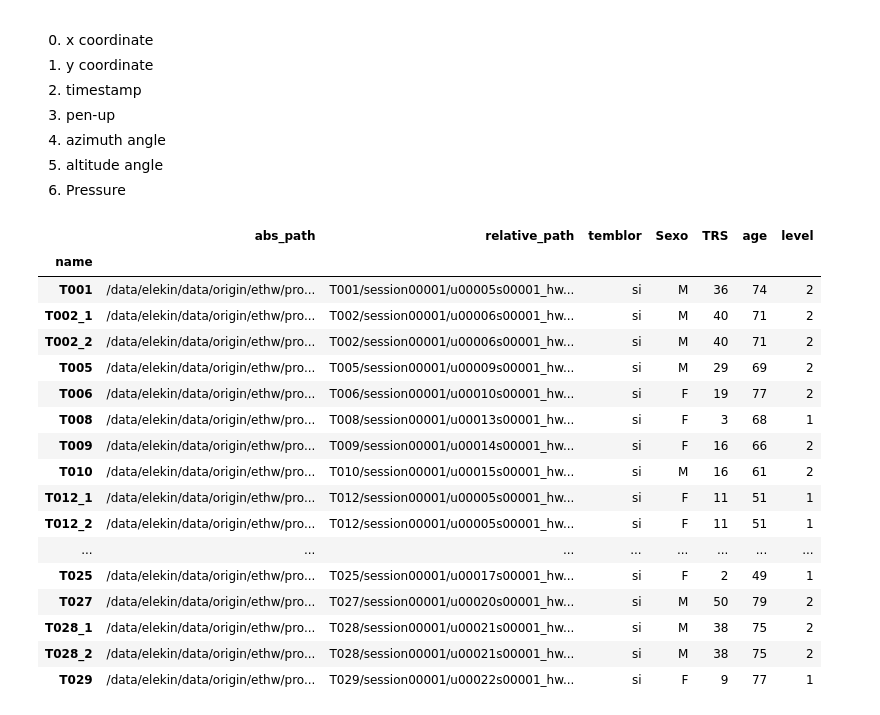
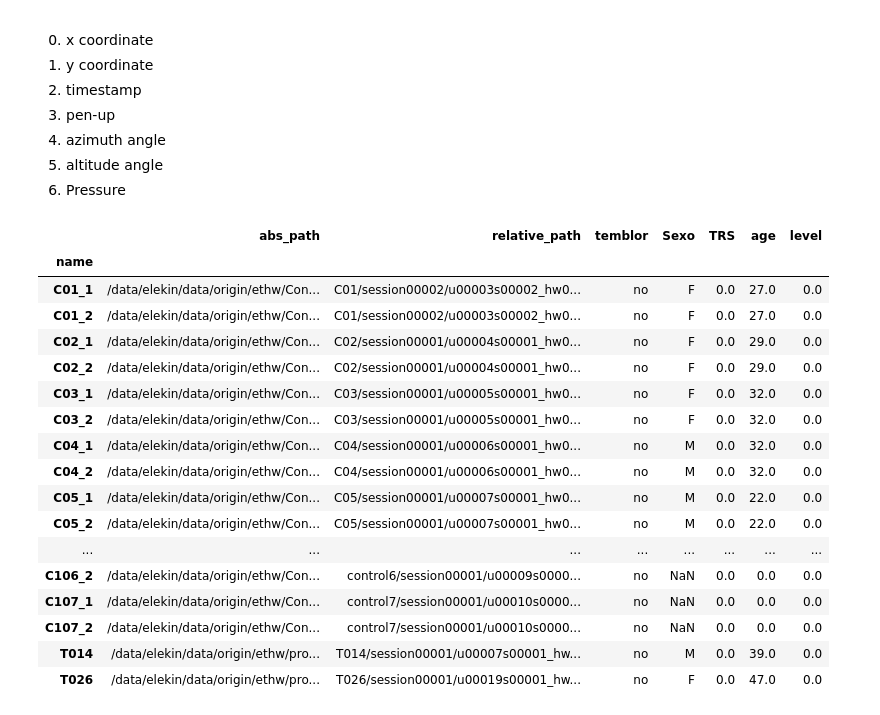
Before and after one commit to spolex/spiral, a Jupyter notebook: notebooks/202208_spiral_raw_data_exploration_figures.ipynb, the cells around one changed output. Drawn from its saved outputs; the diff is of its cells as text; code cells hidden in the pictures.

```diff
--- a/notebooks/202208_spiral_raw_data_exploration_figures.ipynb
+++ b/notebooks/202208_spiral_raw_data_exploration_figures.ipynb
@@ -30,26 +30,26 @@ doc_path = "/data/elekin/doc"
 from utils import get_abs_path
 # %%
 metadf=pd.read_csv(path.join(doc_path,"metadata-202106-v1.csv"),index_col=0)
-metadf[metadf["temblor"]=='si']
+metadf[metadf["temblor"]=='no'].sort_index()
 # %% [output]
 |  | abs_path | relative_path | temblor | Sexo | TRS | age | level |
 | name |  |  |  |  |  |  |  |
-| T001 | /data/elekin/data/origin/ethw/pro... | T001/session00001/u00005s00001_hw... | si | M | 36 | 74 | 2 |
-| T002_1 | /data/elekin/data/origin/ethw/pro... | T002/session00001/u00006s00001_hw... | si | M | 40 | 71 | 2 |
-| T002_2 | /data/elekin/data/origin/ethw/pro... | T002/session00001/u00006s00001_hw... | si | M | 40 | 71 | 2 |
-| T005 | /data/elekin/data/origin/ethw/pro... | T005/session00001/u00009s00001_hw... | si | M | 29 | 69 | 2 |
-| T006 | /data/elekin/data/origin/ethw/pro... | T006/session00001/u00010s00001_hw... | si | F | 19 | 77 | 2 |
-| T008 | /data/elekin/data/origin/ethw/pro... | T008/session00001/u00013s00001_hw... | si | F | 3 | 68 | 1 |
-| T009 | /data/elekin/data/origin/ethw/pro... | T009/session00001/u00014s00001_hw... | si | F | 16 | 66 | 2 |
-| T010 | /data/elekin/data/origin/ethw/pro... | T010/session00001/u00015s00001_hw... | si | M | 16 | 61 | 2 |
-| T012_1 | /data/elekin/data/origin/ethw/pro... | T012/session00001/u00005s00001_hw... | si | F | 11 | 51 | 1 |
-| T012_2 | /data/elekin/data/origin/ethw/pro... | T012/session00001/u00005s00001_hw... | si | F | 11 | 51 | 1 |
+| C01_1 | /data/elekin/data/origin/ethw/Con... | C01/session00002/u00003s00002_hw0... | no | F | 0.0 | 27.0 | 0.0 |
+| C01_2 | /data/elekin/data/origin/ethw/Con... | C01/session00002/u00003s00002_hw0... | no | F | 0.0 | 27.0 | 0.0 |
+| C02_1 | /data/elekin/data/origin/ethw/Con... | C02/session00001/u00004s00001_hw0... | no | F | 0.0 | 29.0 | 0.0 |
+| C02_2 | /data/elekin/data/origin/ethw/Con... | C02/session00001/u00004s00001_hw0... | no | F | 0.0 | 29.0 | 0.0 |
+| C03_1 | /data/elekin/data/origin/ethw/Con... | C03/session00001/u00005s00001_hw0... | no | F | 0.0 | 32.0 | 0.0 |
+| C03_2 | /data/elekin/data/origin/ethw/Con... | C03/session00001/u00005s00001_hw0... | no | F | 0.0 | 32.0 | 0.0 |
+| C04_1 | /data/elekin/data/origin/ethw/Con... | C04/session00001/u00006s00001_hw0... | no | M | 0.0 | 32.0 | 0.0 |
+| C04_2 | /data/elekin/data/origin/ethw/Con... | C04/session00001/u00006s00001_hw0... | no | M | 0.0 | 32.0 | 0.0 |
+| C05_1 | /data/elekin/data/origin/ethw/Con... | C05/session00001/u00007s00001_hw0... | no | M | 0.0 | 22.0 | 0.0 |
+| C05_2 | /data/elekin/data/origin/ethw/Con... | C05/session00001/u00007s00001_hw0... | no | M | 0.0 | 22.0 | 0.0 |
 | ... | ... | ... | ... | ... | ... | ... | ... |
-| T025 | /data/elekin/data/origin/ethw/pro... | T025/session00001/u00017s00001_hw... | si | F | 2 | 49 | 1 |
-| T027 | /data/elekin/data/origin/ethw/pro... | T027/session00001/u00020s00001_hw... | si | M | 50 | 79 | 2 |
-| T028_1 | /data/elekin/data/origin/ethw/pro... | T028/session00001/u00021s00001_hw... | si | M | 38 | 75 | 2 |
-| T028_2 | /data/elekin/data/origin/ethw/pro... | T028/session00001/u00021s00001_hw... | si | M | 38 | 75 | 2 |
-| T029 | /data/elekin/data/origin/ethw/pro... | T029/session00001/u00022s00001_hw... | si | F | 9 | 77 | 1 |
+| C106_2 | /data/elekin/data/origin/ethw/Con... | control6/session00001/u00009s0000... | no | NaN | 0.0 | 0.0 | 0.0 |
+| C107_1 | /data/elekin/data/origin/ethw/Con... | control7/session00001/u00010s0000... | no | NaN | 0.0 | 0.0 | 0.0 |
+| C107_2 | /data/elekin/data/origin/ethw/Con... | control7/session00001/u00010s0000... | no | NaN | 0.0 | 0.0 | 0.0 |
+| T014 | /data/elekin/data/origin/ethw/pro... | T014/session00001/u00007s00001_hw... | no | M | 0.0 | 39.0 | 0.0 |
+| T026 | /data/elekin/data/origin/ethw/pro... | T026/session00001/u00019s00001_hw... | no | F | 0.0 | 47.0 | 0.0 |
 # %% [markdown]
 * 02/session00001/u00006s00001_hw00002.svc
 * 11/session00001/u00004s00001_hw00001.svc
```
Also changed, not shown: parts of 10 cells of this notebook, 15 other files.
